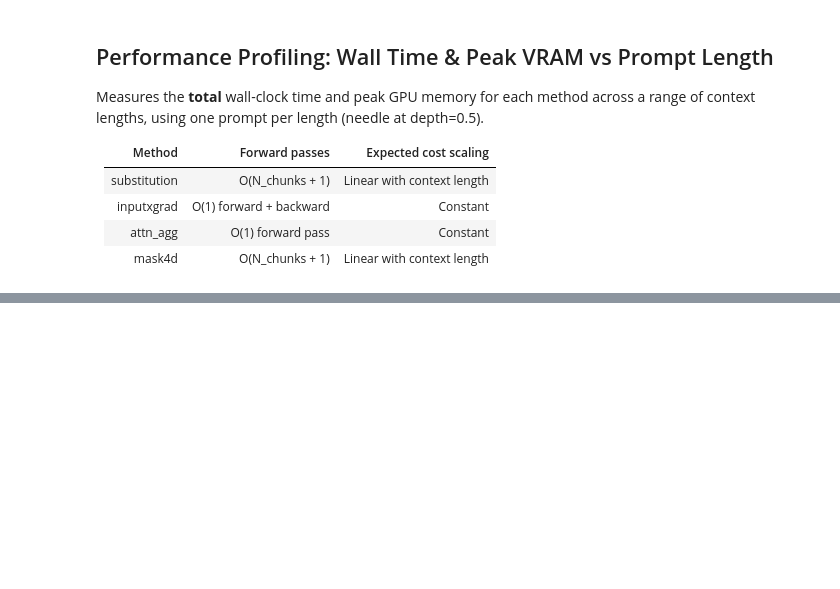
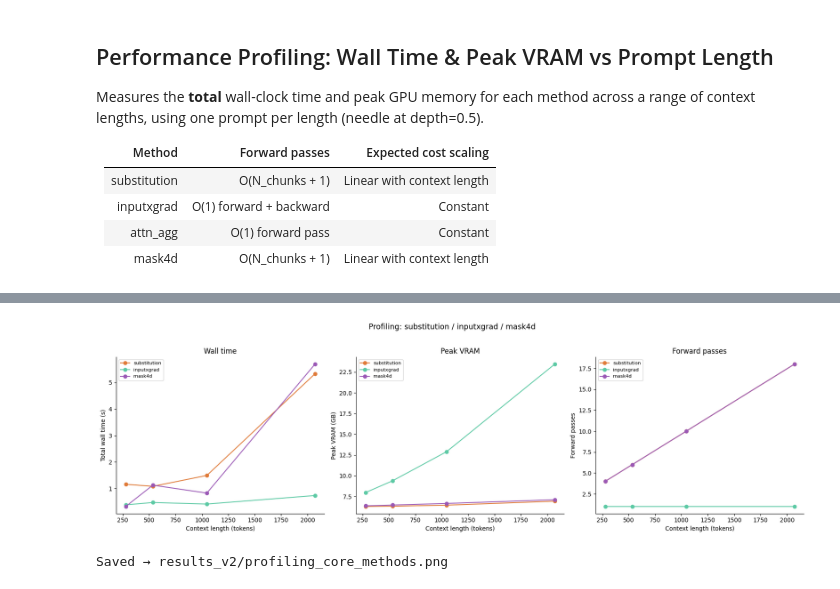
Before and after one commit to Advay-K1/Effective-Context-Utilization-in-Large-Language-Models, a Jupyter notebook: CS_498_Project_v2_profiling.ipynb, the cells around one changed output, grey strips where cells are left out. Drawn from its saved outputs; the diff is of its cells as text; code cells hidden in the pictures; blank space fills up the shorter version.

```diff
--- a/CS_498_Project_v2_profiling.ipynb
+++ b/CS_498_Project_v2_profiling.ipynb
@@ -1192,15 +1372,18 @@ print(f'Saved → {p2}')
 # %%
 # ── Plot set 3: substitution, inputxgrad, mask4d only ───────────────────
 fig, axes = plt.subplots(1, 3, figsize=(17, 5))
 plot_profiling(*axes,
                methods=['substitution', 'inputxgrad', 'mask4d'],
-               title_suffix=' — no attn_agg, no chunk deletion')
+               title_suffix='')
 plt.suptitle('Profiling: substitution / inputxgrad / mask4d', y=1.02, fontsize=13)
 plt.tight_layout()
 p3 = os.path.join(OUTPUT_DIR, 'profiling_core_methods.png')
 plt.savefig(p3, dpi=150, bbox_inches='tight')
 plt.show()
 print(f'Saved → {p3}')
+# %% [output]
+[figure, added]
+Saved → results_v2/profiling_core_methods.png
 # %%
 # ── Summary pivot tables ────────────────────────────────────────────────
 from IPython.display import display
```
Also changed, not shown: parts of 24 cells of this notebook.
